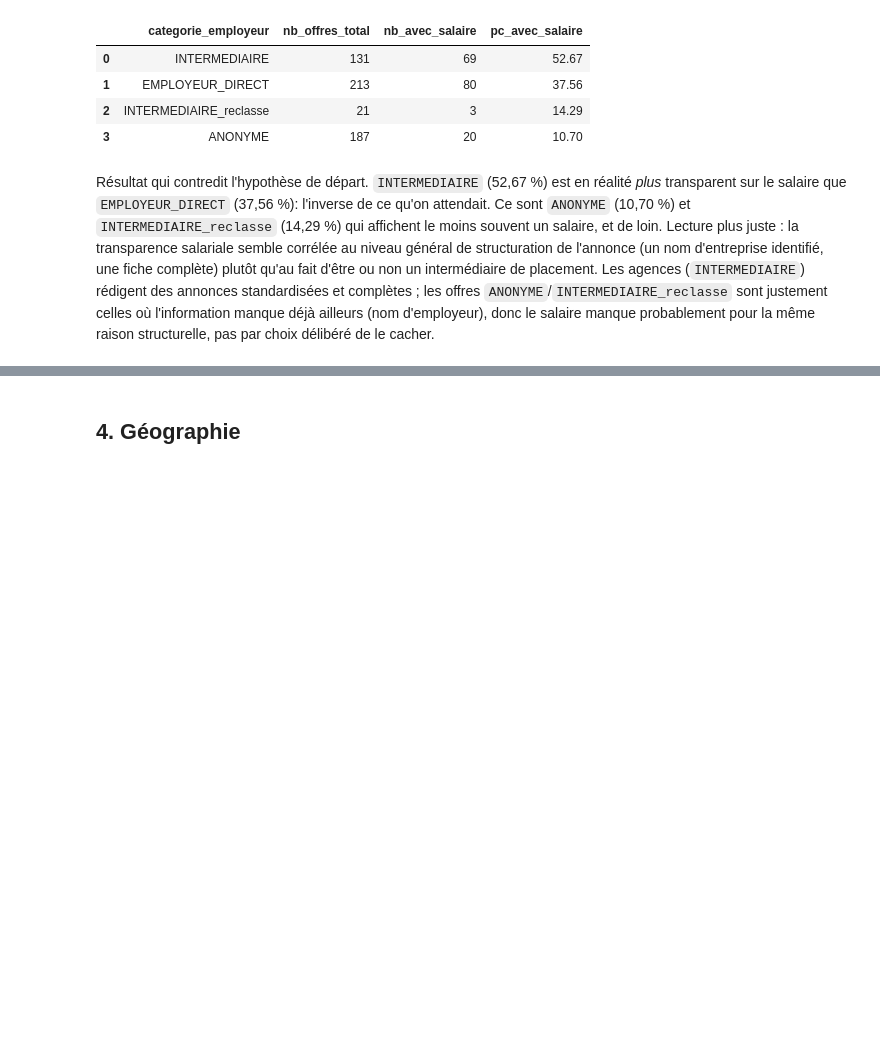
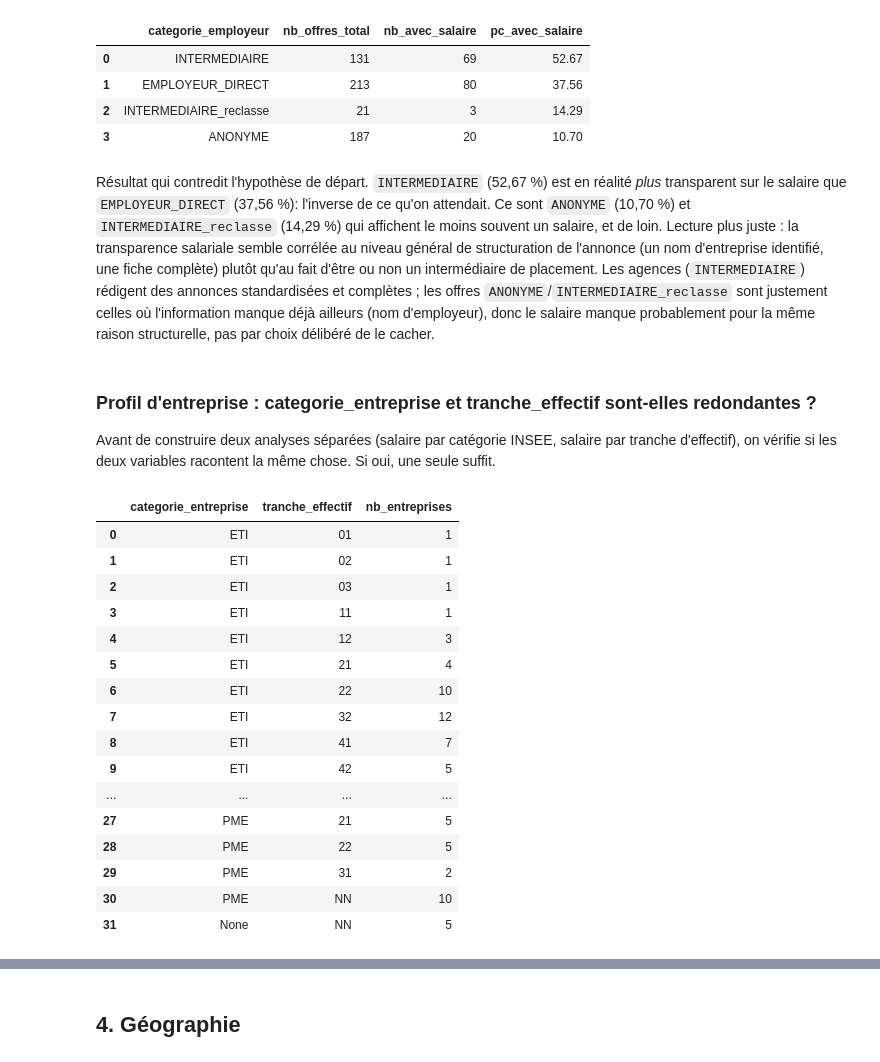
Before and after one commit to ricksan37/france_data_market, a Jupyter notebook: notebooks/01_exploration_marche.ipynb, the cells around one changed output, grey strips where cells are left out. Saved outputs shown, nothing was run; the diff lists cells and outputs as text; code cells hidden in the pictures; blank space fills up the shorter version.

```diff
--- a/notebooks/01_exploration_marche.ipynb
+++ b/notebooks/01_exploration_marche.ipynb
@@ -533,3 +593,37 @@ et complètes ; les offres `ANONYME`/`INTERMEDIAIRE_reclasse` sont justement
 celles où l'information manque déjà ailleurs (nom d'employeur), donc le
 salaire manque probablement pour la même raison structurelle, pas par choix
 délibéré de le cacher.
+# %% [markdown]
+### Profil d'entreprise : categorie_entreprise et tranche_effectif sont-elles redondantes ?
+
+Avant de construire deux analyses séparées (salaire par catégorie INSEE,
+salaire par tranche d'effectif), on vérifie si les deux variables racontent
+la même chose. Si oui, une seule suffit.
+# %%
+con.execute("""
+select
+    categorie_entreprise,
+    tranche_effectif,
+    count(distinct siren) as nb_entreprises
+from dim_entreprise
+group by categorie_entreprise, tranche_effectif
+order by categorie_entreprise, tranche_effectif
+""").df()
+# %% [output]
+|  | categorie_entreprise | tranche_effectif | nb_entreprises |
+| 0 | ETI | 01 | 1 |
+| 1 | ETI | 02 | 1 |
+| 2 | ETI | 03 | 1 |
+| 3 | ETI | 11 | 1 |
+| 4 | ETI | 12 | 3 |
+| 5 | ETI | 21 | 4 |
+| 6 | ETI | 22 | 10 |
+| 7 | ETI | 32 | 12 |
+| 8 | ETI | 41 | 7 |
+| 9 | ETI | 42 | 5 |
+| ... | ... | ... | ... |
+| 27 | PME | 21 | 5 |
+| 28 | PME | 22 | 5 |
+| 29 | PME | 31 | 2 |
+| 30 | PME | NN | 10 |
+| 31 | None | NN | 5 |
```
Also changed, not shown: parts of 23 cells of this notebook.
